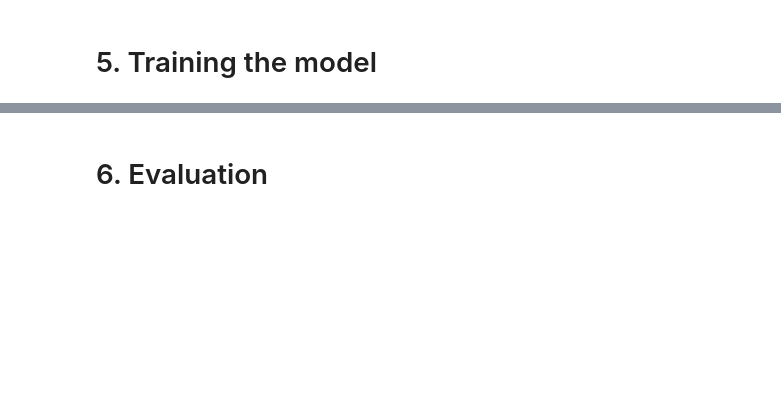
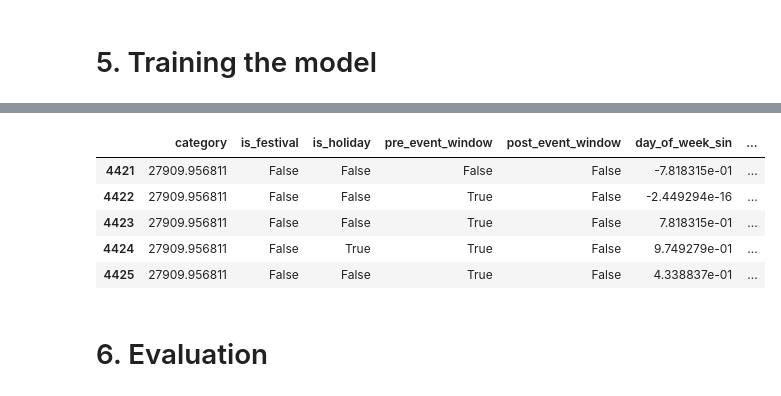
Before and after one commit to prayusgit/forecast_dashboard, a Jupyter notebook: modeling/modeling_amount.ipynb, the cells around one changed output, grey strips where cells are left out. Saved outputs shown, nothing was run; the diff lists cells and outputs as text; code cells hidden in the pictures; blank space fills up the shorter version.

```diff
--- a/modeling/modeling_amount.ipynb
+++ b/modeling/modeling_amount.ipynb
@@ -367,3 +395,12 @@ memory usage: 1.0 MB
+# %%
+X_train.head()
+# %% [output]
+|  | category | is_festival | is_holiday | pre_event_window | post_event_window | day_of_week_sin | ... |
+| 4421 | 27909.956811 | False | False | False | False | -7.818315e-01 | ... |
+| 4422 | 27909.956811 | False | False | True | False | -2.449294e-16 | ... |
+| 4423 | 27909.956811 | False | False | True | False | 7.818315e-01 | ... |
+| 4424 | 27909.956811 | False | True | True | False | 9.749279e-01 | ... |
+| 4425 | 27909.956811 | False | False | True | False | 4.338837e-01 | ... |
 # %%
 from xgboost import XGBRegressor
 
```
Also changed, not shown: parts of 21 cells of this notebook, 4 other files.
